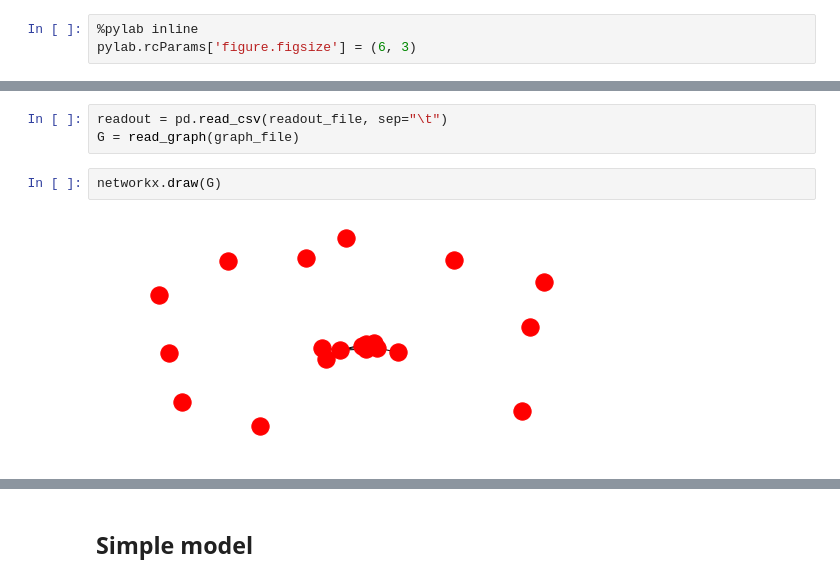
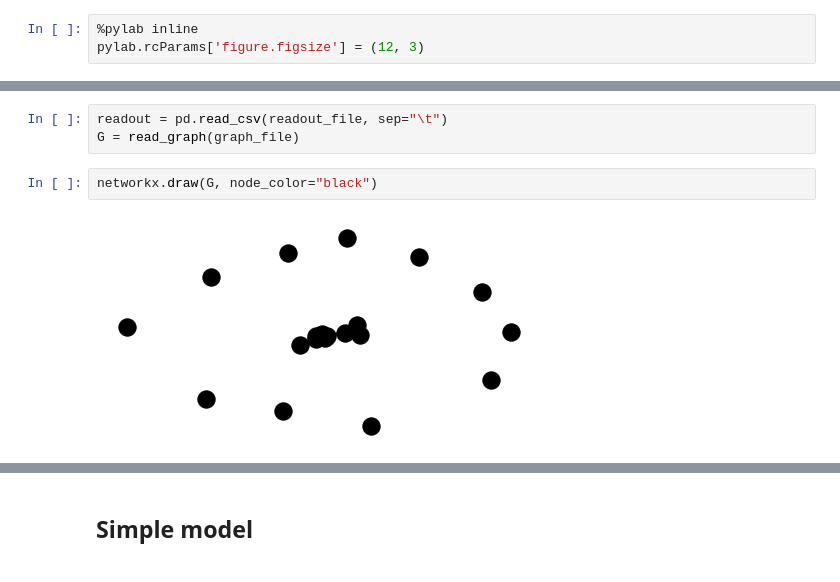
Before and after one commit to cbg-ethz/shm, a Jupyter notebook: analysis/04-plot_traces.ipynb, the cells around one changed output, grey strips where cells are left out. Drawn from its saved outputs; the diff is of its cells as text.

Commit message:
Update plotting

```diff
--- a/analysis/04-plot_traces.ipynb
+++ b/analysis/04-plot_traces.ipynb
@@ -17,7 +21,7 @@ from shm.models.hlm import HLM
 from pymc3 import model_to_graphviz
 # %%
 %pylab inline
-pylab.rcParams['figure.figsize'] = (6, 3)
+pylab.rcParams['figure.figsize'] = (12, 3)
 # %% [output]
 Populating the interactive namespace from numpy and matplotlib
 # %%
@@ -48,6 +52,6 @@ with open(data_file, "rb") as fh:
 readout = pd.read_csv(readout_file, sep="\t")
 G = read_graph(graph_file)
 # %%
-networkx.draw(G)
+networkx.draw(G, node_color="black")
 # %% [output]
-[figure, old version]
+[figure, new version]
```
Also changed, not shown: parts of 77 cells of this notebook, 4 other files.
